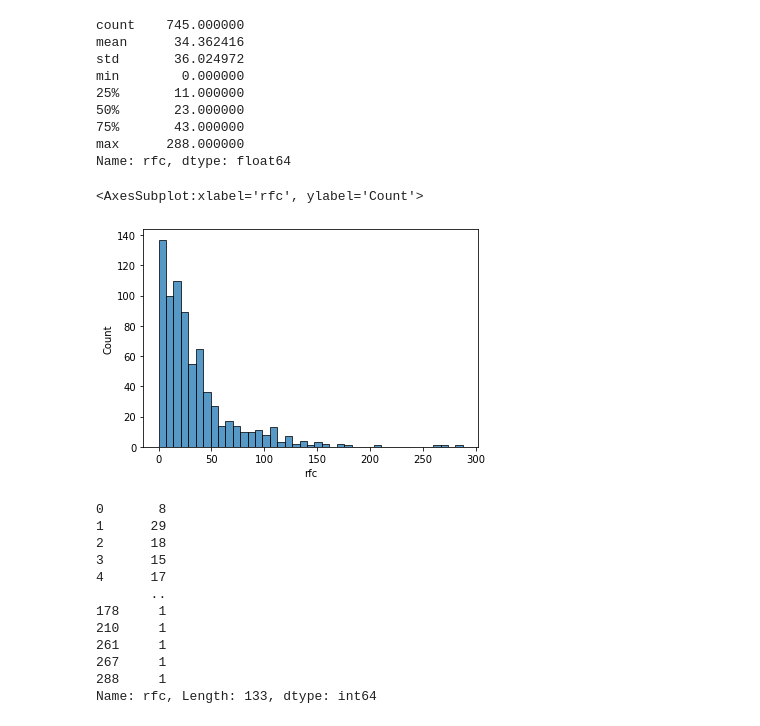
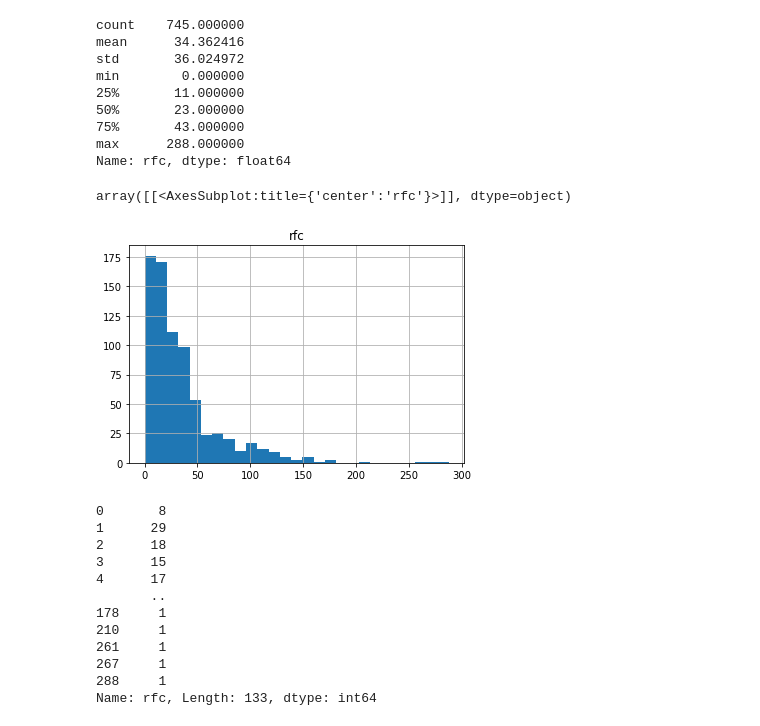
Before and after one commit to francobelloni85/UniSoftwareQualityExam, a Jupyter notebook: SoftwareQualityExam.ipynb, the cells around one changed output. Saved outputs shown, nothing was run; the diff lists cells and outputs as text; code cells hidden in the pictures.

```diff
--- a/SoftwareQualityExam.ipynb
+++ b/SoftwareQualityExam.ipynb
@@ -248,11 +248,11 @@ min        0.000000
 75%       43.000000
 max      288.000000
 Name: rfc, dtype: float64
-# %%
-sn.histplot(data['rfc'])
-# %% [output]
-<AxesSubplot:xlabel='rfc', ylabel='Count'>
-[figure, removed]
+# %%
+data.hist(column='rfc',bins=27)
+# %% [output]
+array([[<AxesSubplot:title={'center':'rfc'}>]], dtype=object)
+[figure, added]
 # %%
 data['rfc'].value_counts().sort_index()
 # %% [output]
```
Also changed, not shown: parts of 5 cells of this notebook, 2 other files.
